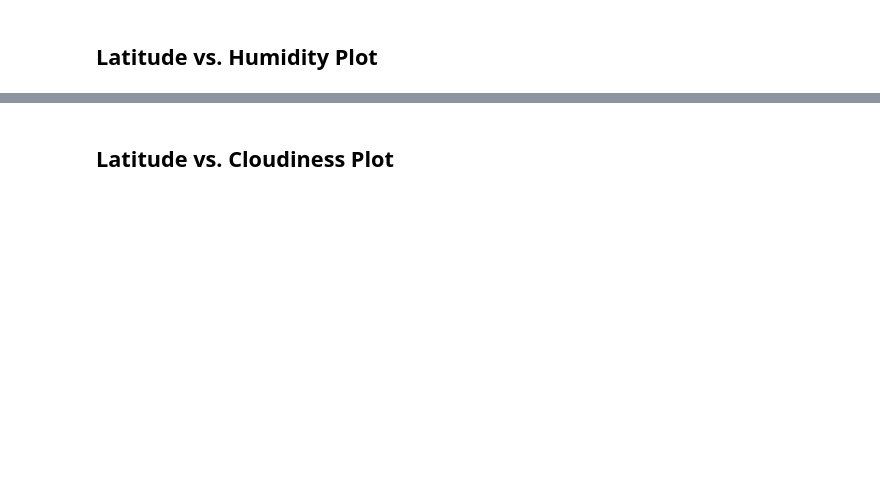
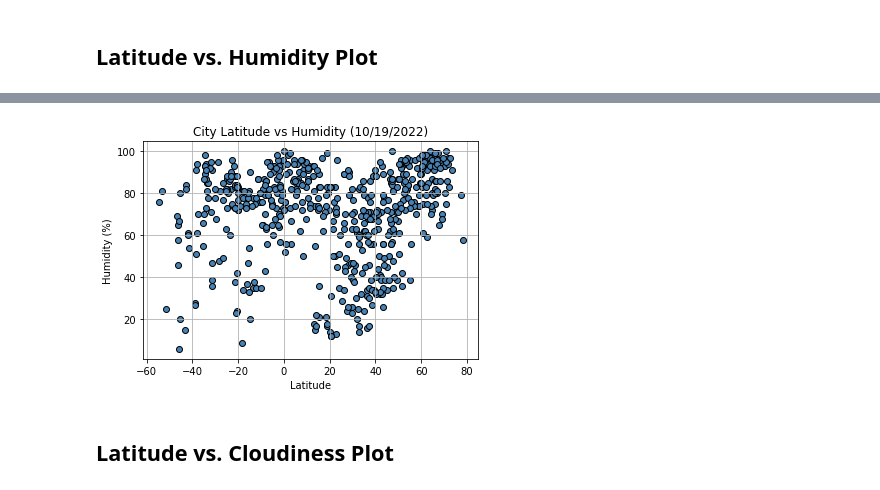
Before and after one commit to scheaton/python-api-challenge, a Jupyter notebook: WeatherPy/WeatherPy.ipynb, the cells around one changed output, grey strips where cells are left out. Cells and saved outputs as stored; diff of their text form; code cells hidden in the pictures; blank space fills up the shorter version.

```diff
--- a/WeatherPy/WeatherPy.ipynb
+++ b/WeatherPy/WeatherPy.ipynb
@@ -145,2 +217,14 @@ Int64Index([], dtype='int64')
+# %%
+x_values = cities_data['Lat']
+y_values = cities_data['Humidity']
+plt.scatter(x_values,y_values, c='steelblue', edgecolor='black')
+plt.title("City Latitude vs Humidity (10/19/2022)")
+plt.xlabel('Latitude')
+plt.ylabel('Humidity (%)')
+plt.grid()
+plt.savefig("../output_data/Fig2_Lat_vs_Hum.png")
+plt.show()
+# %% [output]
+[figure, added]
 # %% [markdown]
 ## Latitude vs. Cloudiness Plot
```
Also changed, not shown: parts of 39 cells of this notebook, 17 other files.
